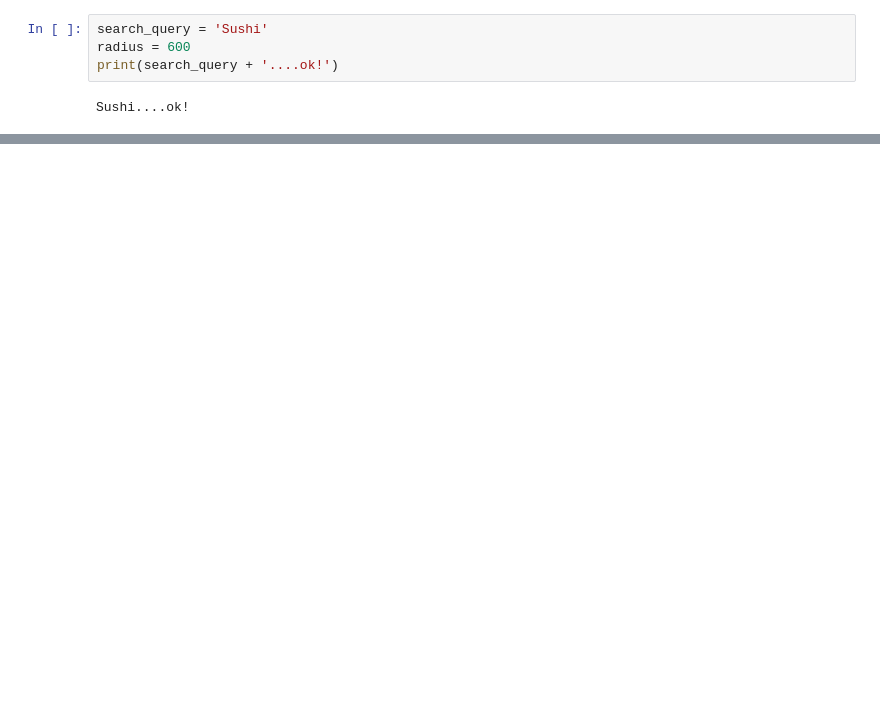
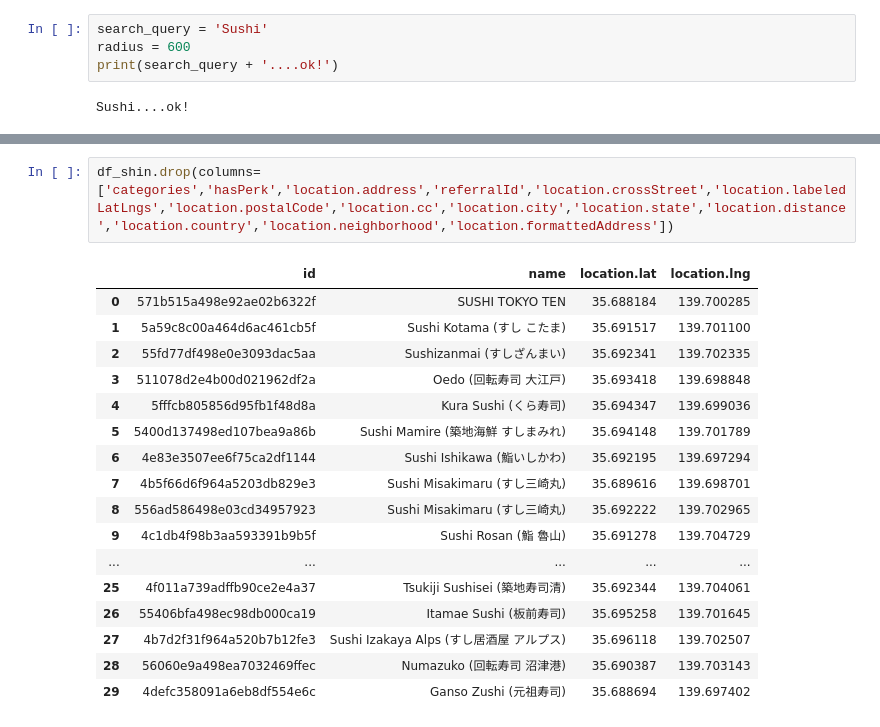
Before and after one commit to fnfloresr/Capstone-Repository, a Jupyter notebook: Foursquare_Example.ipynb, the cells around one changed output, grey strips where cells are left out. Drawn from its saved outputs; the diff is of its cells as text; blank space fills up the shorter version.

```diff
--- a/Foursquare_Example.ipynb
+++ b/Foursquare_Example.ipynb
@@ -86,0 +187,20 @@ results_asa
+# %%
+df_shin.drop(columns=['categories','hasPerk','location.address','referralId','location.crossStreet','location.labeledLatLngs','location.postalCode','location.cc','location.city','location.state','location.distance','location.country','location.neighborhood','location.formattedAddress'])
+# %% [output]
+|  | id | name | location.lat | location.lng |
+| 0 | 571b515a498e92ae02b6322f | SUSHI TOKYO TEN | 35.688184 | 139.700285 |
+| 1 | 5a59c8c00a464d6ac461cb5f | Sushi Kotama (すし こたま) | 35.691517 | 139.701100 |
+| 2 | 55fd77df498e0e3093dac5aa | Sushizanmai (すしざんまい) | 35.692341 | 139.702335 |
+| 3 | 511078d2e4b00d021962df2a | Oedo (回転寿司 大江戸) | 35.693418 | 139.698848 |
+| 4 | 5fffcb805856d95fb1f48d8a | Kura Sushi (くら寿司) | 35.694347 | 139.699036 |
+| 5 | 5400d137498ed107bea9a86b | Sushi Mamire (築地海鮮 すしまみれ) | 35.694148 | 139.701789 |
+| 6 | 4e83e3507ee6f75ca2df1144 | Sushi Ishikawa (鮨いしかわ) | 35.692195 | 139.697294 |
+| 7 | 4b5f66d6f964a5203db829e3 | Sushi Misakimaru (すし三崎丸) | 35.689616 | 139.698701 |
+| 8 | 556ad586498e03cd34957923 | Sushi Misakimaru (すし三崎丸) | 35.692222 | 139.702965 |
+| 9 | 4c1db4f98b3aa593391b9b5f | Sushi Rosan (鮨 魯山) | 35.691278 | 139.704729 |
+| ... | ... | ... | ... | ... |
+| 25 | 4f011a739adffb90ce2e4a37 | Tsukiji Sushisei (築地寿司清) | 35.692344 | 139.704061 |
+| 26 | 55406bfa498ec98db000ca19 | Itamae Sushi (板前寿司) | 35.695258 | 139.701645 |
+| 27 | 4b7d2f31f964a520b7b12fe3 | Sushi Izakaya Alps (すし居酒屋 アルプス) | 35.696118 | 139.702507 |
+| 28 | 56060e9a498ea7032469ffec | Numazuko (回転寿司 沼津港) | 35.690387 | 139.703143 |
+| 29 | 4defc358091a6eb8df554e6c | Ganso Zushi (元祖寿司) | 35.688694 | 139.697402 |
```
Also changed, not shown: parts of 12 cells of this notebook.
